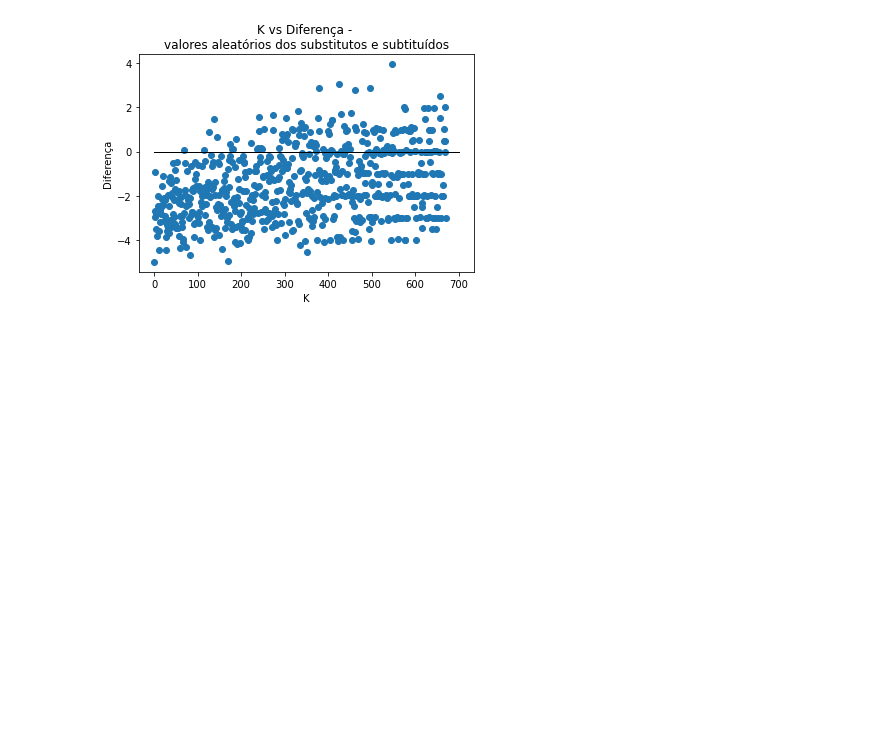
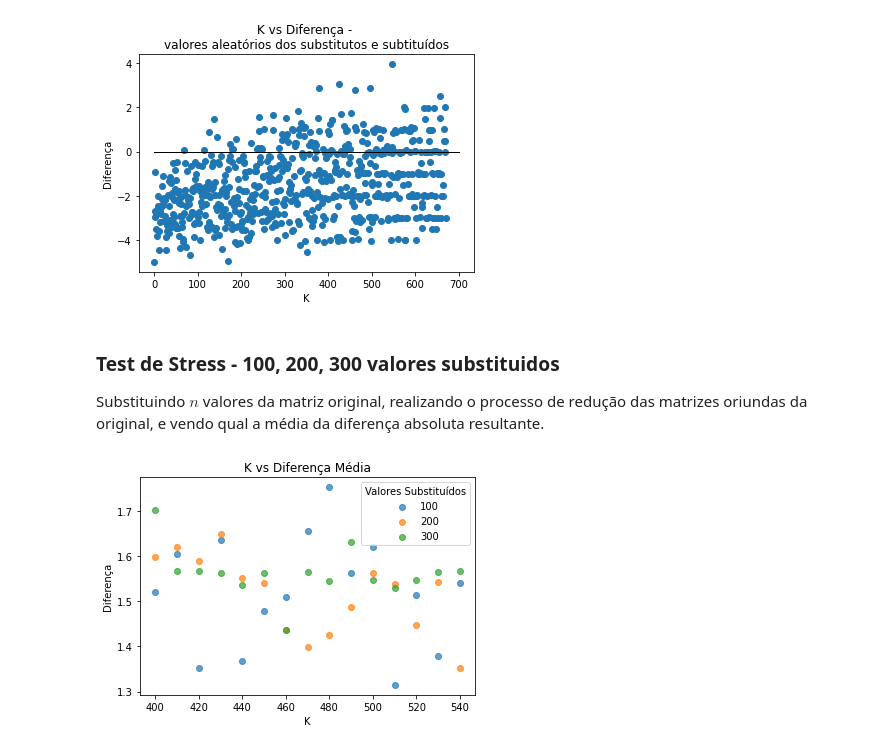
Before and after one commit to alfredjynx/Netflix-Sigma, a Jupyter notebook: netfelix.ipynb, the cells around one changed output. Drawn from its saved outputs; the diff is of its cells as text; code cells hidden in the pictures; blank space fills up the shorter version.

```diff
--- a/netfelix.ipynb
+++ b/netfelix.ipynb
@@ -406,3 +391,7 @@ plt.scatter(df_valido['K'], df_valido['Diferença'])
 plt.show()
 # %% [output]
 [figure]
+# %% [markdown]
+### Test de Stress - 100, 200, 300 valores substituidos
+
+Substituindo $n$ valores da matriz original, realizando o processo de redução das matrizes oriundas da original, e vendo qual a média da diferença absoluta resultante.
@@ -408,0 +436,14 @@ plt.show()
+# %%
+df100 = pd.read_csv('testeStress100.csv')
+df200 = pd.read_csv('testeStress200.csv')
+df300 = pd.read_csv('testeStress300.csv')
+plt.title('''K vs Diferença Média''')
+plt.xlabel('K')
+plt.ylabel('Diferença')
+plt.scatter(df100['K'], df100['Diferença Média'], label='100', alpha=0.7)
+plt.scatter(df200['K'], df200['Diferença Média'], label='200', alpha=0.7)
+plt.scatter(df300['K'], df300['Diferença Média'], label='300', alpha=0.7)
+plt.legend(title='Valores Substituídos')
+plt.show()
+# %% [output]
+[figure, added]
```
Also changed, not shown: parts of 9 cells of this notebook, 5 other files.
